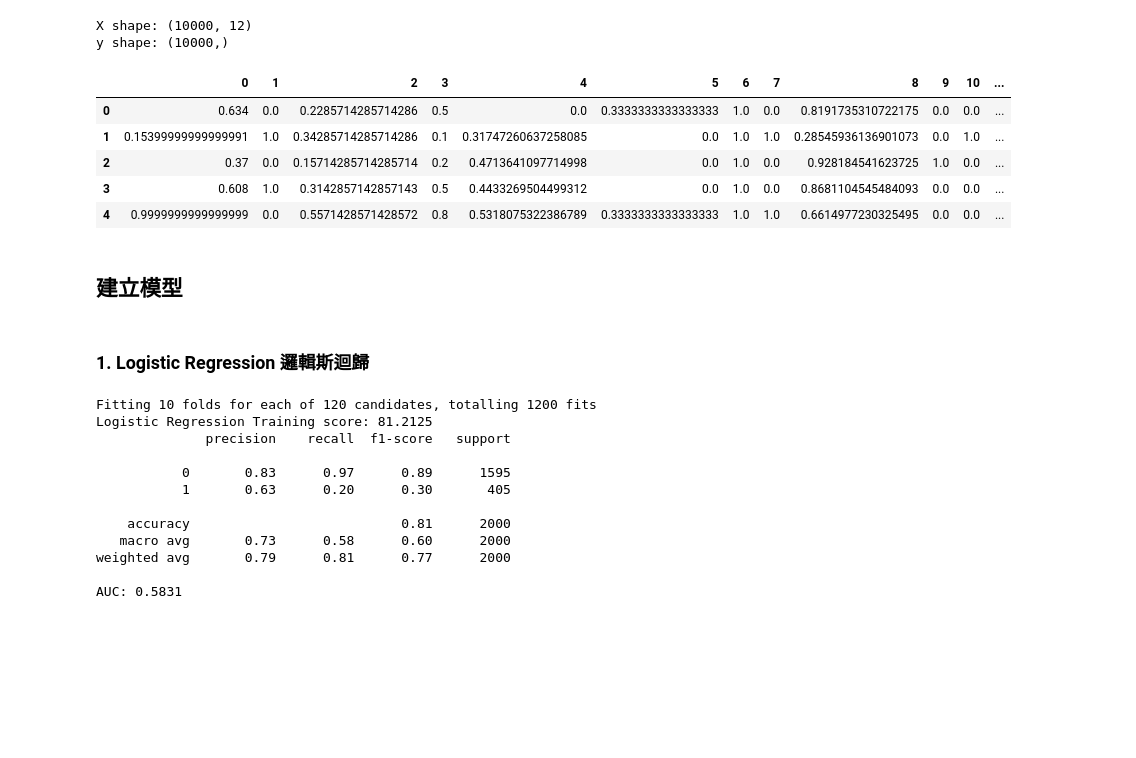
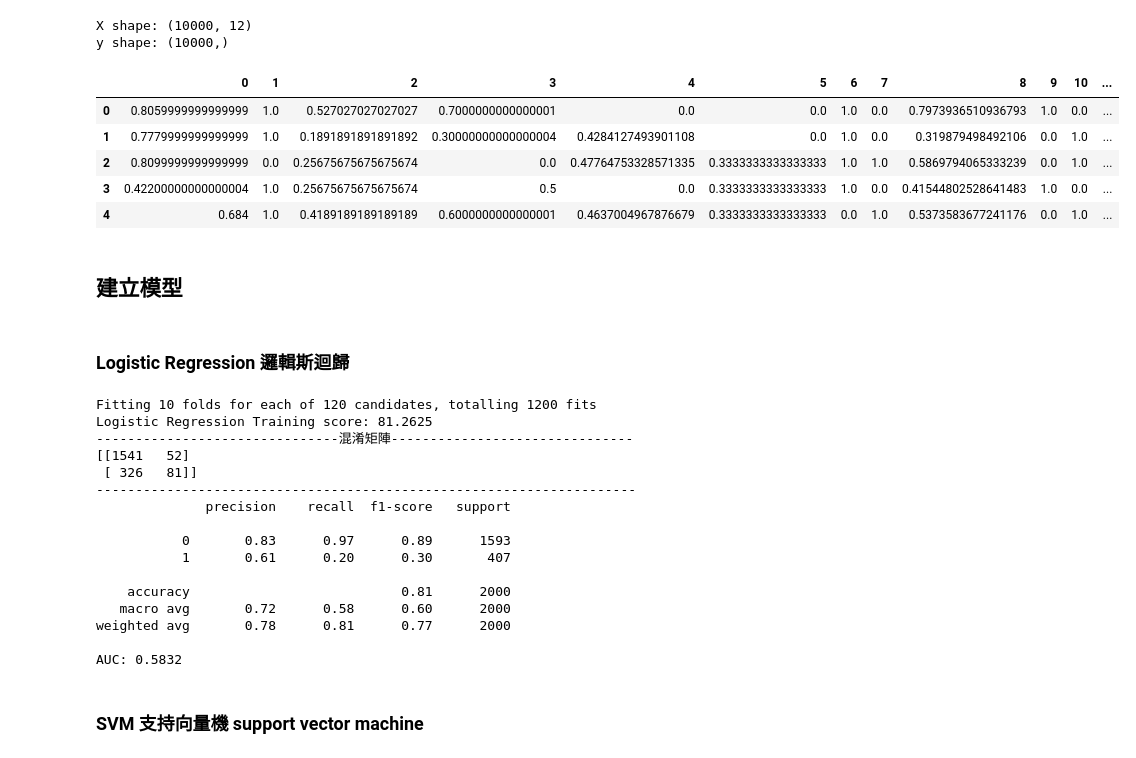
Before and after one commit to ALINYIWEN/Kaggle-Competitions, a Jupyter notebook: Bank Churn Predict.ipynb, the cells around one changed output. Cells and saved outputs as stored; diff of their text form; code cells hidden in the pictures; blank space fills up the shorter version.

```diff
--- a/Bank Churn Predict.ipynb
+++ b/Bank Churn Predict.ipynb
@@ -349,26 +357,27 @@ X shape: (10000, 12)
 y shape: (10000,)
 # %%
 # 將資料分割成訓練集與測試集
-X_train, X_test, y_train, y_test = train_test_split(X, y, test_size = 0.2, random_state = 0)
+# stratify 分層隨機抽樣，在原始數據中樣本標籤分佈不均衡時非常有用。使用時機是確保分類問題 y 的類別數量分佈要與原資料集一致。以免資料集切割不平均導致模型訓練時有很大的偏差。
+X_train, X_test, y_train, y_test = train_test_split(X, y, test_size = 0.2, random_state = 42, stratify=y)
 
 # 特徵縮放 StandardScaler, MinMaxScaler, RobustScaler
 sc = MinMaxScaler()
 X_train = sc.fit_transform(X_train)
 X_test = sc.transform(X_test)
 
 X_train_StandardScaler = pd.DataFrame(X_train)
 X_train_StandardScaler.head()
 # %% [output]
 |  | 0 | 1 | 2 | 3 | 4 | 5 | 6 | 7 | 8 | 9 | 10 | ... |
-| 0 | 0.634 | 0.0 | 0.2285714285714286 | 0.5 | 0.0 | 0.3333333333333333 | 1.0 | 0.0 | 0.8191735310722175 | 0.0 | 0.0 | ... |
-| 1 | 0.15399999999999991 | 1.0 | 0.34285714285714286 | 0.1 | 0.31747260637258085 | 0.0 | 1.0 | 1.0 | 0.28545936136901073 | 0.0 | 1.0 | ... |
-| 2 | 0.37 | 0.0 | 0.15714285714285714 | 0.2 | 0.4713641097714998 | 0.0 | 1.0 | 0.0 | 0.928184541623725 | 1.0 | 0.0 | ... |
-| 3 | 0.608 | 1.0 | 0.3142857142857143 | 0.5 | 0.4433269504499312 | 0.0 | 1.0 | 0.0 | 0.8681104545484093 | 0.0 | 0.0 | ... |
-| 4 | 0.9999999999999999 | 0.0 | 0.5571428571428572 | 0.8 | 0.5318075322386789 | 0.3333333333333333 | 1.0 | 1.0 | 0.6614977230325495 | 0.0 | 0.0 | ... |
+| 0 | 0.8059999999999999 | 1.0 | 0.527027027027027 | 0.7000000000000001 | 0.0 | 0.0 | 1.0 | 0.0 | 0.7973936510936793 | 1.0 | 0.0 | ... |
+| 1 | 0.7779999999999999 | 1.0 | 0.1891891891891892 | 0.30000000000000004 | 0.4284127493901108 | 0.0 | 1.0 | 0.0 | 0.319879498492106 | 0.0 | 1.0 | ... |
+| 2 | 0.8099999999999999 | 0.0 | 0.25675675675675674 | 0.0 | 0.47764753328571335 | 0.3333333333333333 | 1.0 | 1.0 | 0.5869794065333239 | 0.0 | 1.0 | ... |
+| 3 | 0.42200000000000004 | 1.0 | 0.25675675675675674 | 0.5 | 0.0 | 0.3333333333333333 | 1.0 | 0.0 | 0.41544802528641483 | 1.0 | 0.0 | ... |
+| 4 | 0.684 | 1.0 | 0.4189189189189189 | 0.6000000000000001 | 0.4637004967876679 | 0.3333333333333333 | 0.0 | 1.0 | 0.5373583677241176 | 0.0 | 1.0 | ... |
 # %% [markdown]
 ## 建立模型
 # %% [markdown]
-### 1. Logistic Regression 邏輯斯迴歸
+### Logistic Regression 邏輯斯迴歸
 # %%
 model_LogisticRegression = LogisticRegression()
 
@@ -389,20 +398,27 @@ y_test_predict = model_LogisticRegression.predict(X_test)
 
 # 建立混淆矩陣，確認一下模型準確度
 cm = confusion_matrix(y_test, y_test_predict)
-
+print('-------------------------------混淆矩陣-------------------------------')
+print(cm)
+print('---------------------------------------------------------------------')
 print(classification_report(y_test, y_test_predict))
-# AUC
 print("AUC: {:.4f}\n".format(roc_auc_score(y_test, y_test_predict)))
 # %% [output]
 Fitting 10 folds for each of 120 candidates, totalling 1200 fits
-Logistic Regression Training score: 81.2125
+Logistic Regression Training score: 81.2625
+-------------------------------混淆矩陣-------------------------------
+[[1541   52]
+ [ 326   81]]
+---------------------------------------------------------------------
               precision    recall  f1-score   support
 
-           0       0.83      0.97      0.89      1595
-           1       0.63      0.20      0.30       405
+           0       0.83      0.97      0.89      1593
+           1       0.61      0.20      0.30       407
 
     accuracy                           0.81      2000
-   macro avg       0.73      0.58      0.60      2000
-weighted avg       0.79      0.81      0.77      2000
+   macro avg       0.72      0.58      0.60      2000
+weighted avg       0.78      0.81      0.77      2000
 
-AUC: 0.5831
+AUC: 0.5832
+# %% [markdown]
+### SVM 支持向量機 support vector machine
```
Also changed, not shown: parts of 11 cells of this notebook, 2 other files.
